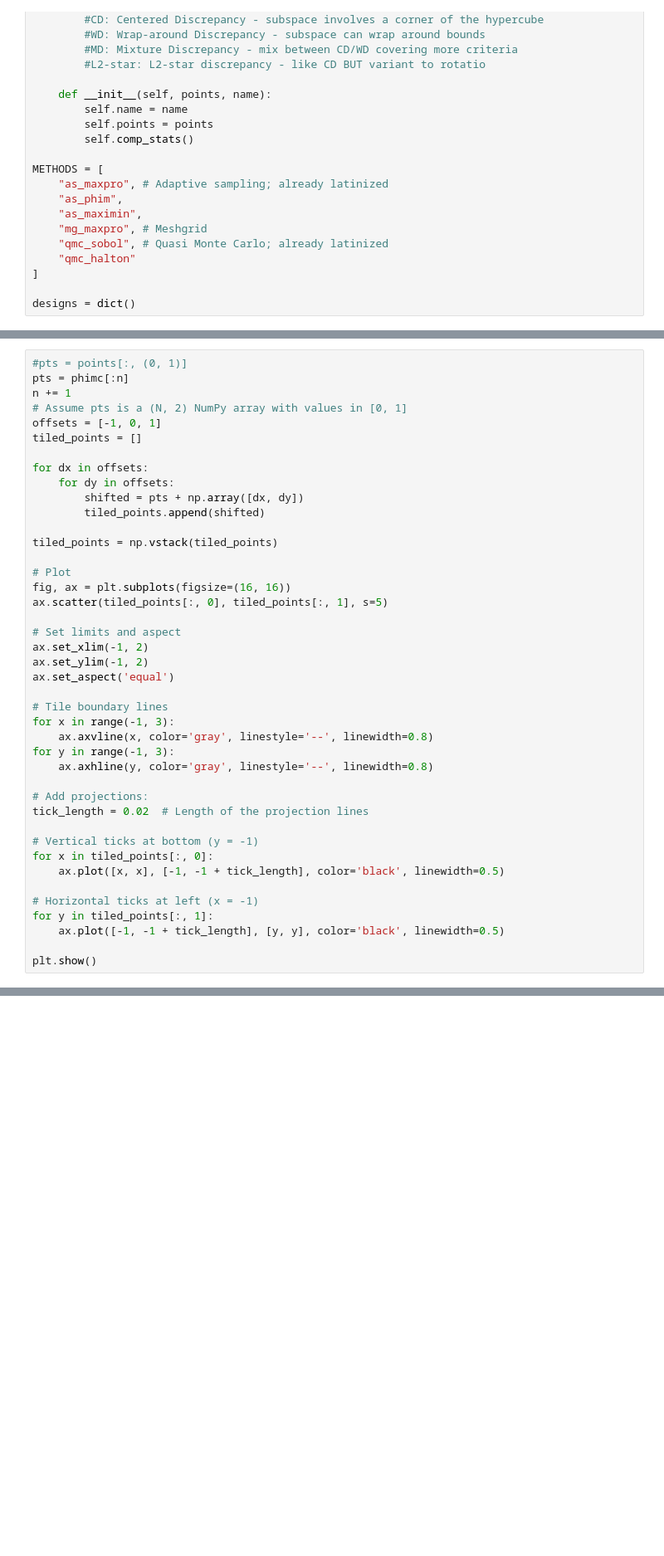
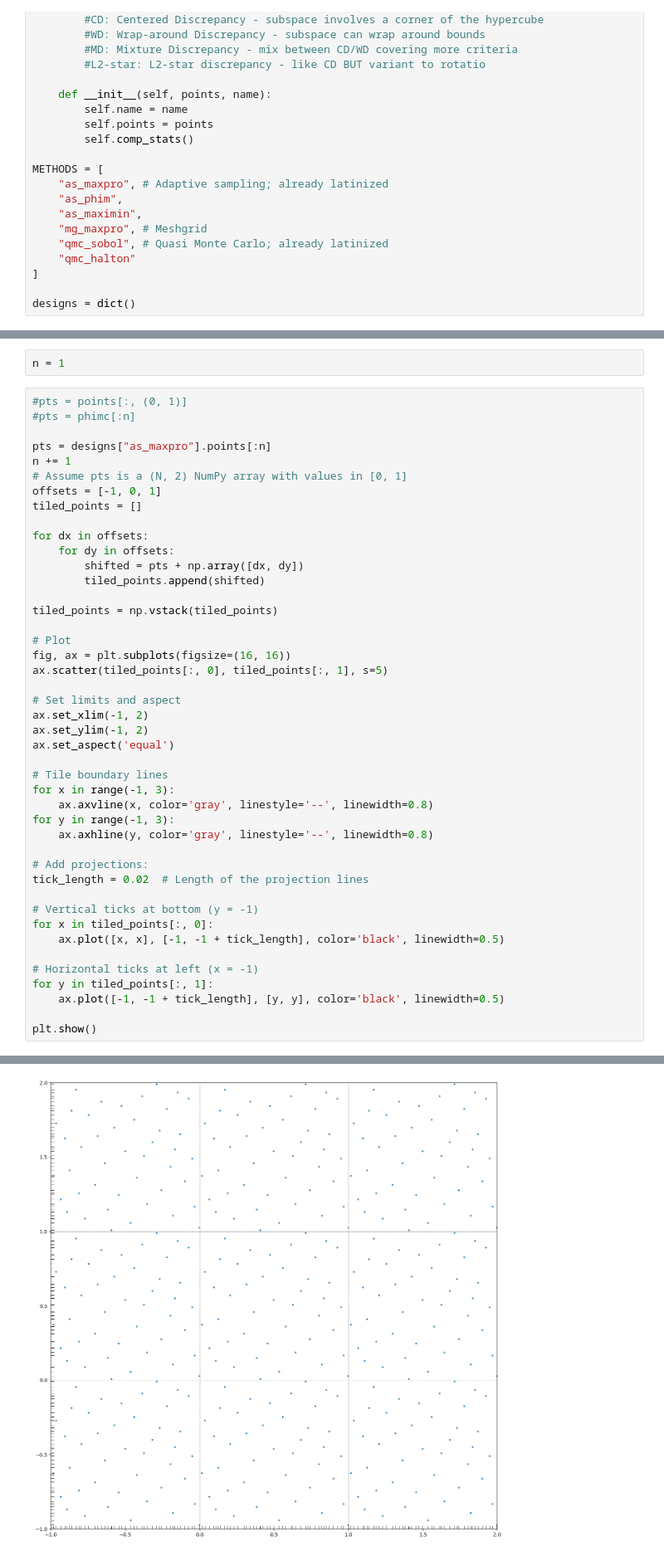
Before and after one commit to silenysakal2/additive_design, a Jupyter notebook: playground.ipynb, the cells around one changed output, grey strips where cells are left out. Shown at 83% size. Drawn from its saved outputs; the diff is of its cells as text; blank space fills up the shorter version.

```diff
--- a/playground.ipynb
+++ b/playground.ipynb
@@ -428,6 +417,10 @@ n = 0
+# %%
+n = 1
 # %%
 #pts = points[:, (0, 1)]
-pts = phimc[:n]
+#pts = phimc[:n]
+
+pts = designs["as_maxpro"].points[:n]
 n += 1
 # Assume pts is a (N, 2) NumPy array with values in [0, 1]
 offsets = [-1, 0, 1]
@@ -471,0 +464 @@ NameError: name 'phimc' is not defined
+[figure, added]
```
Also changed, not shown: parts of 18 cells of this notebook, 1 other file.
